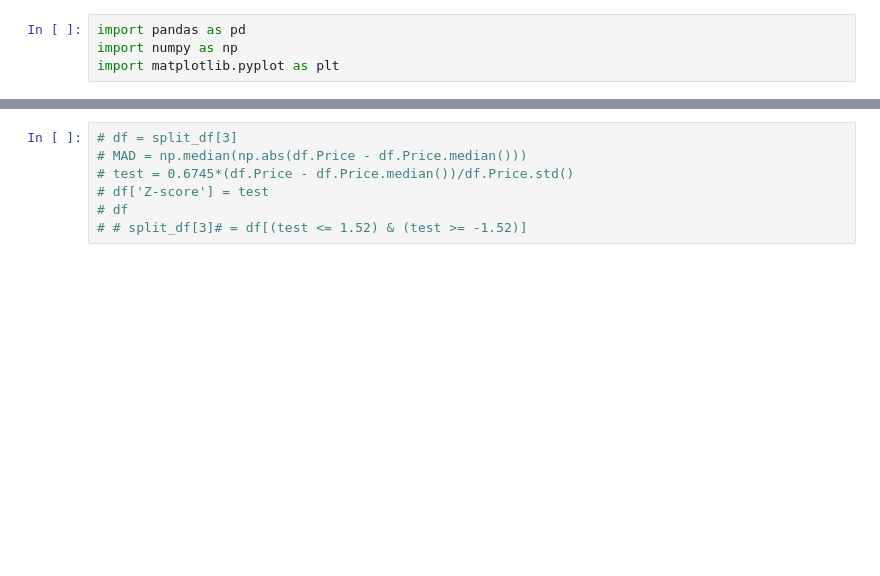
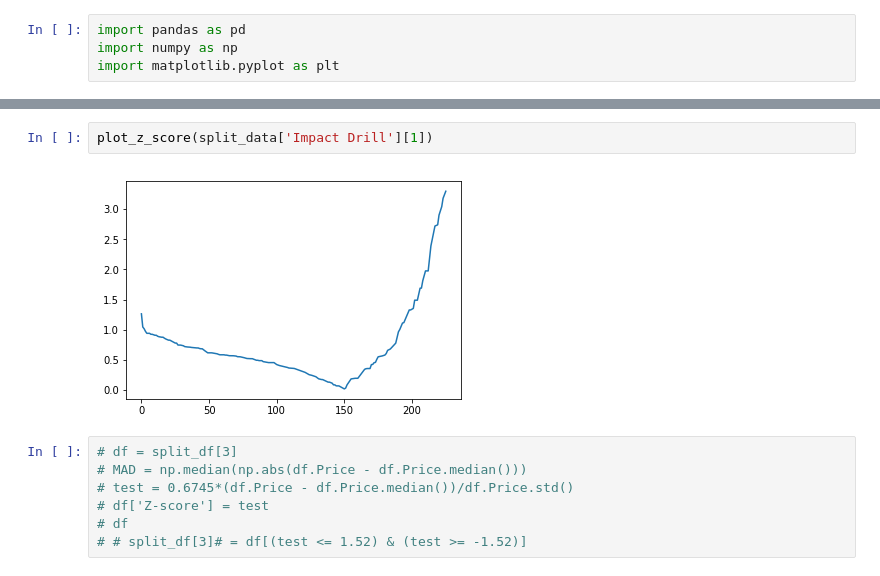
Before and after one commit to anirudh-chakravarthy/IndiaMART-Price-Prediction, a Jupyter notebook: IndiaMart.ipynb, the cells around one changed output, grey strips where cells are left out. Saved outputs shown, nothing was run; the diff lists cells and outputs as text; blank space fills up the shorter version.

```diff
--- a/IndiaMart.ipynb
+++ b/IndiaMart.ipynb
@@ -109,3 +92,7 @@ for item in itemsList:
+# %%
+plot_z_score(split_data['Impact Drill'][1])
+# %% [output]
+[figure, added]
 # %%
 # df = split_df[3]
 # MAD = np.median(np.abs(df.Price - df.Price.median()))
```
Also changed, not shown: parts of 14 cells of this notebook.
